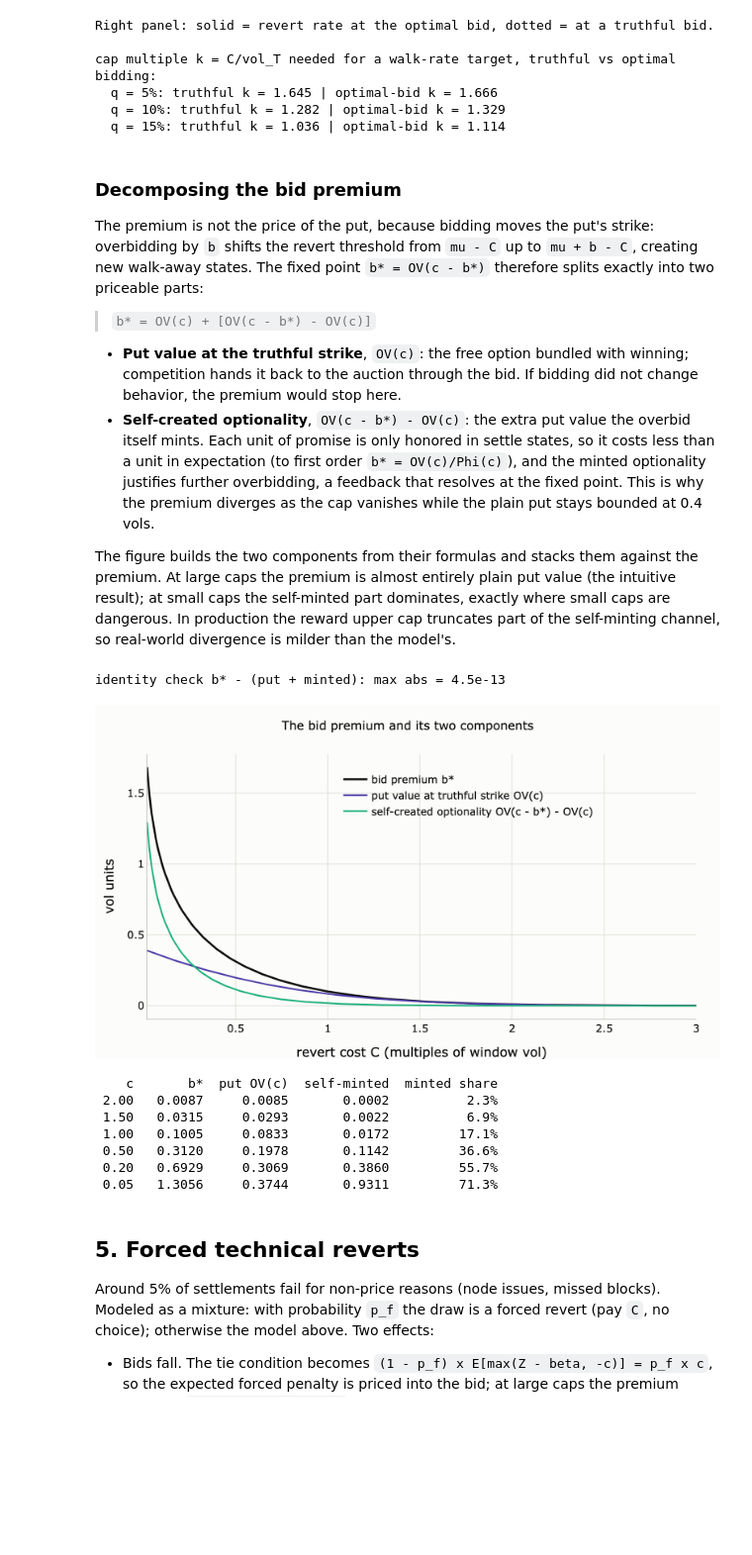
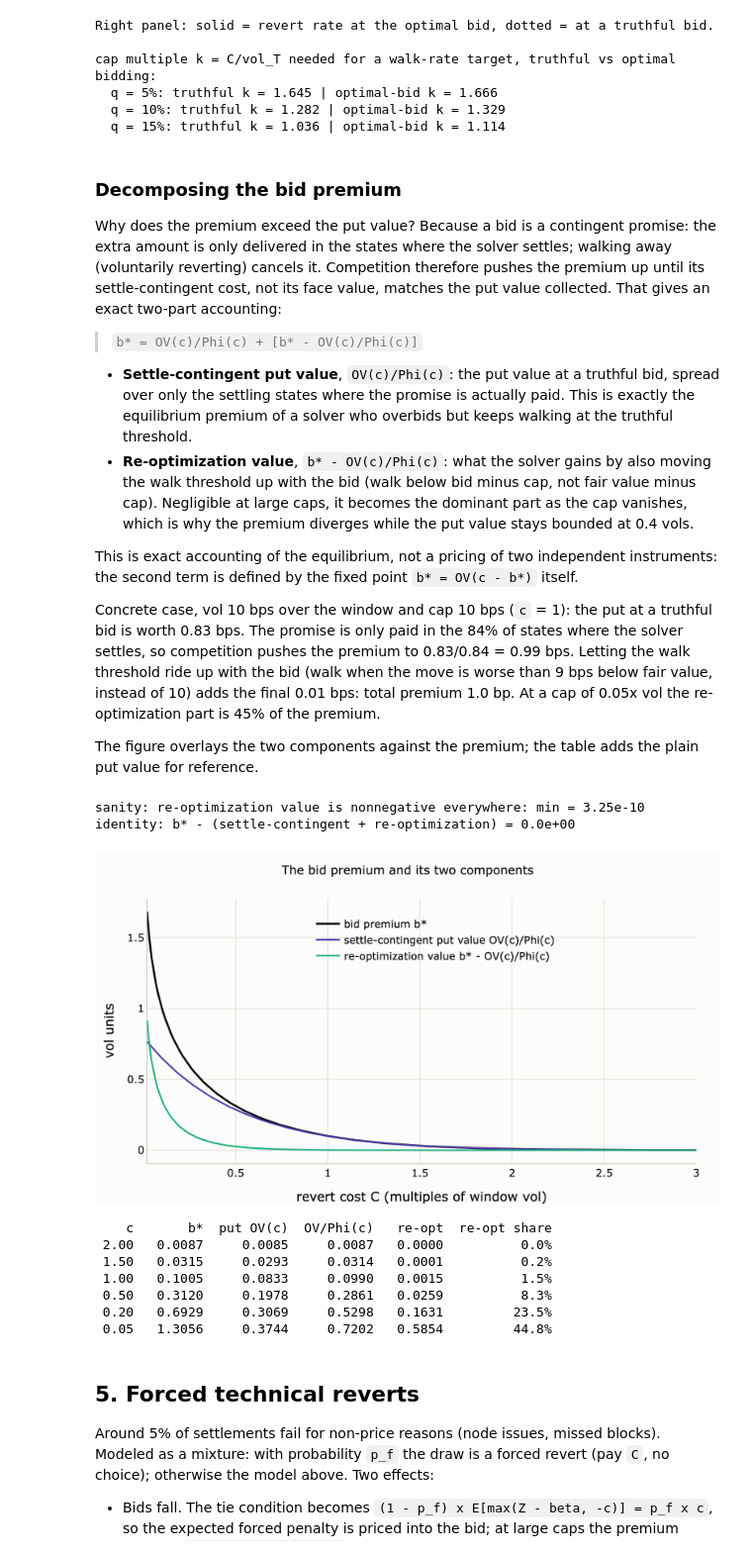
Before and after one commit to cowprotocol/penalty-research, a Jupyter notebook: solver_revert_option_pricing.ipynb, the cells around one changed output. Shown at 99% size. Drawn from its saved outputs; the diff is of its cells as text; code cells hidden in the pictures; blank space fills up the shorter version.

```diff
--- a/solver_revert_option_pricing.ipynb
+++ b/solver_revert_option_pricing.ipynb
@@ -334,48 +334,54 @@ cap multiple k = C/vol_T needed for a walk-rate target, truthful vs optimal bidd
 # %% [markdown]
 ### Decomposing the bid premium
 
-The premium is not the price of the put, because bidding moves the put's strike: overbidding by `b` shifts the revert threshold from `mu - C` up to `mu + b - C`, creating new walk-away states. The fixed point `b* = OV(c - b*)` therefore splits exactly into two priceable parts:
+Why does the premium exceed the put value? Because a bid is a contingent promise: the extra amount is only delivered in the states where the solver settles; walking away (voluntarily reverting) cancels it. Competition therefore pushes the premium up until its settle-contingent cost, not its face value, matches the put value collected. That gives an exact two-part accounting:
 
-> `b* = OV(c) + [OV(c - b*) - OV(c)]`
+> `b* = OV(c)/Phi(c) + [b* - OV(c)/Phi(c)]`
 
-- **Put value at the truthful strike**, `OV(c)`: the free option bundled with winning; competition hands it back to the auction through the bid. If bidding did not change behavior, the premium would stop here.
-- **Self-created optionality**, `OV(c - b*) - OV(c)`: the extra put value the overbid itself mints. Each unit of promise is only honored in settle states, so it costs less than a unit in expectation (to first order `b* = OV(c)/Phi(c)`), and the minted optionality justifies further overbidding, a feedback that resolves at the fixed point. This is why the premium diverges as the cap vanishes while the plain put stays bounded at 0.4 vols.
+- **Settle-contingent put value**, `OV(c)/Phi(c)`: the put value at a truthful bid, spread over only the settling states where the promise is actually paid. This is exactly the equilibrium premium of a solver who overbids but keeps walking at the truthful threshold.
+- **Re-optimization value**, `b* - OV(c)/Phi(c)`: what the solver gains by also moving the walk threshold up with the bid (walk below bid minus cap, not fair value minus cap). Negligible at large caps, it becomes the dominant part as the cap vanishes, which is why the premium diverges while the put value stays bounded at 0.4 vols.
 
-The figure builds the two components from their formulas and stacks them against the premium. At large caps the premium is almost entirely plain put value (the intuitive result); at small caps the self-minted part dominates, exactly where small caps are dangerous. In production the reward upper cap truncates part of the self-minting channel, so real-world divergence is milder than the model's.
+This is exact accounting of the equilibrium, not a pricing of two independent instruments: the second term is defined by the fixed point `b* = OV(c - b*)` itself.
+
+Concrete case, vol 10 bps over the window and cap 10 bps (`c` = 1): the put at a truthful bid is worth 0.83 bps. The promise is only paid in the 84% of states where the solver settles, so competition pushes the premium to 0.83/0.84 = 0.99 bps. Letting the walk threshold ride up with the bid (walk when the move is worse than 9 bps below fair value, instead of 10) adds the final 0.01 bps: total premium 1.0 bp. At a cap of 0.05x vol the re-optimization part is 45% of the premium.
+
+The figure overlays the two components against the premium; the table adds the plain put value for reference.
 # %%
-ovp = lambda x: ov_closed(1.0, 0.0, x)          # OV in vol units at strike shift x
-comp_put = np.array([ovp(c) for c in cg])        # put value at the truthful strike
-comp_mint = np.array([ovp(c - b) - ovp(c) for c, b in zip(cg, betas)])   # self-created optionality
-print(f"identity check b* - (put + minted): max abs = {np.max(np.abs(betas - comp_put - comp_mint)):.1e}")
+ovp = lambda x: ov_closed(1.0, 0.0, x)              # put value in vol units at strike shift x
+b_frozen = np.array([ovp(c)/norm.cdf(c) for c in cg])  # settle-contingent put value (exact, frozen threshold)
+comp_reopt = betas - b_frozen                           # re-optimization value
+print(f"sanity: re-optimization value is nonnegative everywhere: min = {comp_reopt.min():.2e}")
+print(f"identity: b* - (settle-contingent + re-optimization) = {np.max(np.abs(betas - b_frozen - comp_reopt)):.1e}")
 
 fig = go.Figure()
 fig.add_trace(go.Scatter(x=cg, y=betas, mode="lines", line=dict(color=INK, width=2.5),
                          name="bid premium b*"))
-fig.add_trace(go.Scatter(x=cg, y=comp_put, mode="lines", line=dict(color="#4a3aa7", width=2),
-                         name="put value at truthful strike OV(c)"))
-fig.add_trace(go.Scatter(x=cg, y=comp_mint, mode="lines", line=dict(color="#1baf7a", width=2),
-                         name="self-created optionality OV(c - b*) - OV(c)"))
+fig.add_trace(go.Scatter(x=cg, y=b_frozen, mode="lines", line=dict(color="#4a3aa7", width=2),
+                         name="settle-contingent put value OV(c)/Phi(c)"))
+fig.add_trace(go.Scatter(x=cg, y=comp_reopt, mode="lines", line=dict(color="#1baf7a", width=2),
+                         name="re-optimization value b* - OV(c)/Phi(c)"))
 fig.update_xaxes(title="revert cost C (multiples of window vol)")
 fig.update_yaxes(title="vol units")
 style(fig, w=780, h=440, title="The bid premium and its two components")
-fig.update_layout(legend=dict(x=0.35, y=0.95))
+fig.update_layout(legend=dict(x=0.30, y=0.95))
 fig.show()
 
-print(f"{'c':>5} {'b*':>8} {'put OV(c)':>10} {'self-minted':>12} {'minted share':>13}")
+print(f"{'c':>5} {'b*':>8} {'put OV(c)':>10} {'OV/Phi(c)':>10} {'re-opt':>8} {'re-opt share':>13}")
 for c in [2.0, 1.5, 1.0, 0.5, 0.2, 0.05]:
     b = beta_star(c)
-    ov, mint = ovp(c), ovp(c - b) - ovp(c)
-    print(f"{c:5.2f} {b:8.4f} {ov:10.4f} {mint:12.4f} {mint/b:13.1%}")
+    bf = ovp(c)/norm.cdf(c)
+    print(f"{c:5.2f} {b:8.4f} {ovp(c):10.4f} {bf:10.4f} {b - bf:8.4f} {(b - bf)/b:13.1%}")
 # %% [output]
-identity check b* - (put + minted): max abs = 4.5e-13
+sanity: re-optimization value is nonnegative everywhere: min = 3.25e-10
+identity: b* - (settle-contingent + re-optimization) = 0.0e+00
-[figure, old version]
+[figure, new version]
-    c       b*  put OV(c)  self-minted  minted share
- 2.00   0.0087     0.0085       0.0002          2.3%
- 1.50   0.0315     0.0293       0.0022          6.9%
- 1.00   0.1005     0.0833       0.0172         17.1%
- 0.50   0.3120     0.1978       0.1142         36.6%
- 0.20   0.6929     0.3069       0.3860         55.7%
- 0.05   1.3056     0.3744       0.9311         71.3%
+    c       b*  put OV(c)  OV/Phi(c)   re-opt  re-opt share
+ 2.00   0.0087     0.0085     0.0087   0.0000          0.0%
+ 1.50   0.0315     0.0293     0.0314   0.0001          0.2%
+ 1.00   0.1005     0.0833     0.0990   0.0015          1.5%
+ 0.50   0.3120     0.1978     0.2861   0.0259          8.3%
+ 0.20   0.6929     0.3069     0.5298   0.1631         23.5%
+ 0.05   1.3056     0.3744     0.7202   0.5854         44.8%
 # %% [markdown]
 ## 5. Forced technical reverts
 
```
Also changed, not shown: parts of 1 cell of this notebook.
